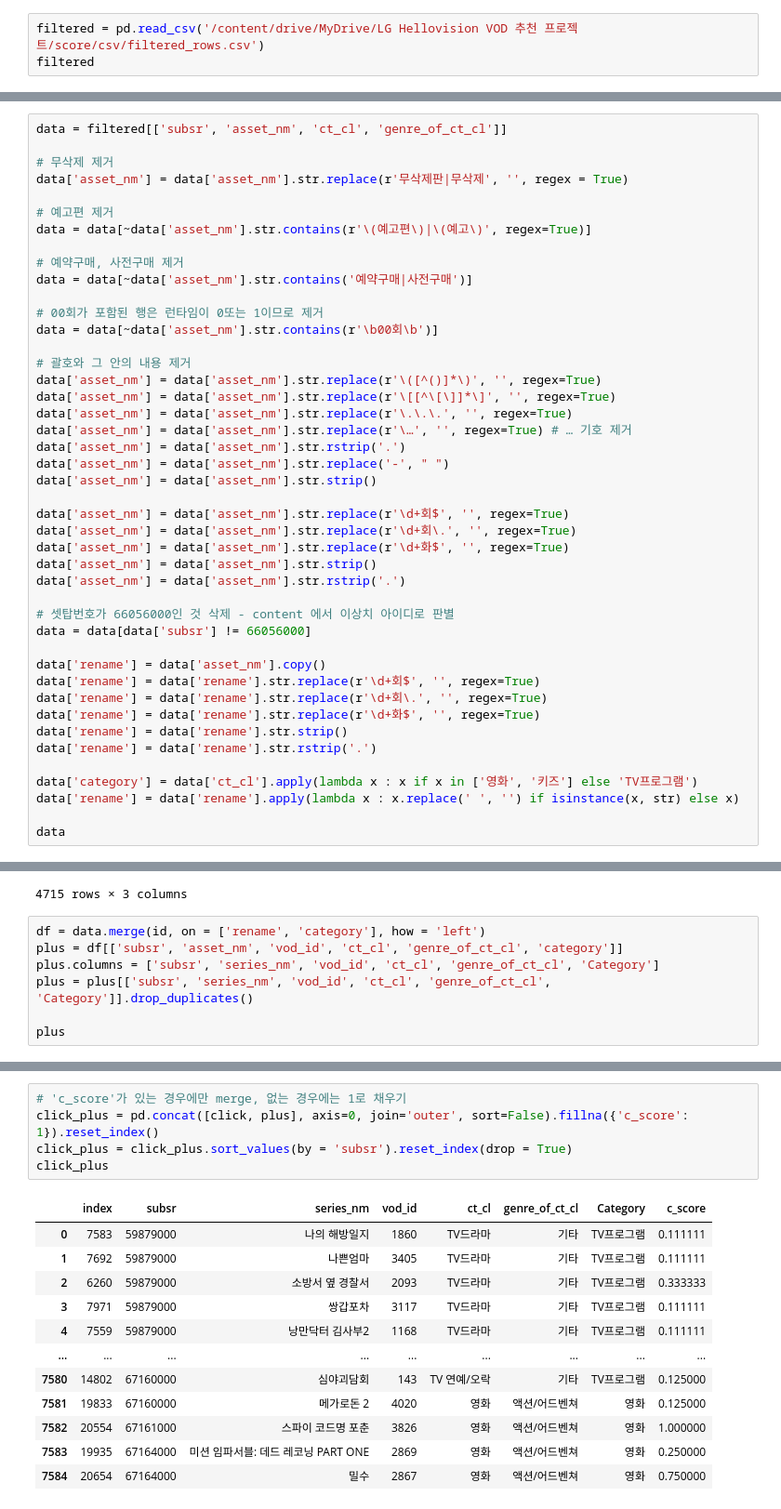
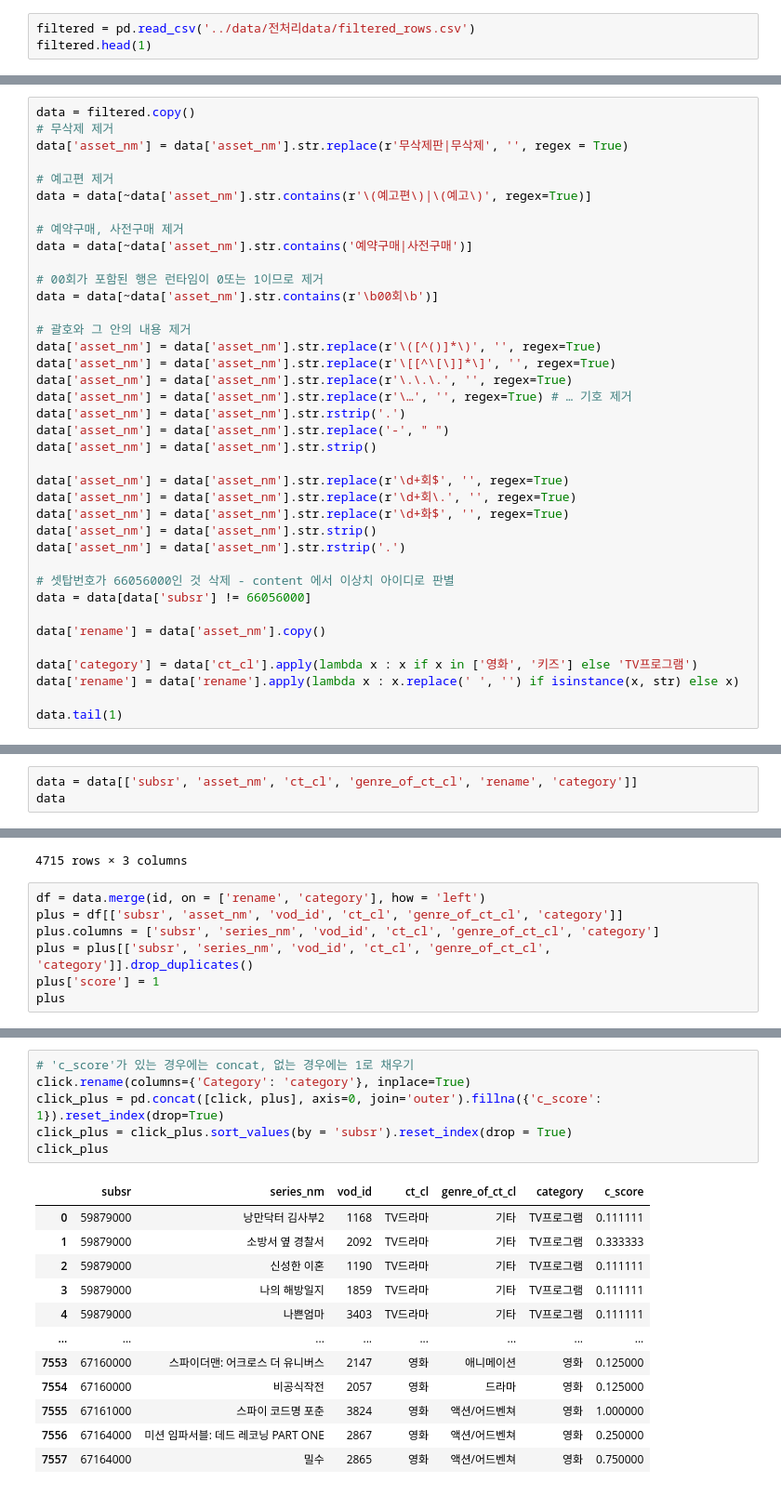
Before and after one commit to LGHV-team1/final-project, a Jupyter notebook: score/click & click_plus생성.ipynb, the cells around one changed output, grey strips where cells are left out. Shown at 93% size. Cells and saved outputs as stored; diff of their text form.

```diff
--- a/score/click & click_plus생성.ipynb
+++ b/score/click & click_plus생성.ipynb
@@ -168,8 +153,8 @@ click.to_csv('click.csv', index=False, encoding='cp949')
 # %% [markdown]
 # click_plus
 # %%
-filtered = pd.read_csv('/content/drive/MyDrive/LG Hellovision VOD 추천 프로젝트/score/csv/filtered_rows.csv')
-filtered
+filtered = pd.read_csv('../data/전처리data/filtered_rows.csv')
+filtered.head(1)
 # %% [output]
 |  | subsr | asset_nm | ct_cl | genre_of_ct_cl | use_tms | SMRY | ACTR_DISP | disp_rtm | strt_dt |
 | 0 | 66424000 | (HD)나 혼자산다 505회(23/07/28) | TV 연예/오락 | 기타 | 1452 | 네가 알던 내가 아냐 편. 무지개 회원들의 반전 가득한 하루... | 전현무,기안84,박나래,키,코드쿤스트 | 1:32 | 20230831182001 |
@@ -187,6 +161,5 @@ filtered
 # %%
-data = filtered[['subsr', 'asset_nm', 'ct_cl', 'genre_of_ct_cl']]
-
+data = filtered.copy()
 # 무삭제 제거
 data['asset_nm'] = data['asset_nm'].str.replace(r'무삭제판|무삭제', '', regex = True)
 
@@ -218,14 +191,9 @@ data['asset_nm'] = data['asset_nm'].str.rstrip('.')
 data = data[data['subsr'] != 66056000]
 
 data['rename'] = data['asset_nm'].copy()
-data['rename'] = data['rename'].str.replace(r'\d+회$', '', regex=True)
-data['rename'] = data['rename'].str.replace(r'\d+회\.', '', regex=True)
-data['rename'] = data['rename'].str.replace(r'\d+화$', '', regex=True)
-data['rename'] = data['rename'].str.strip()
-data['rename'] = data['rename'].str.rstrip('.')
 
 data['category'] = data['ct_cl'].apply(lambda x : x if x in ['영화', '키즈'] else 'TV프로그램')
 data['rename'] = data['rename'].apply(lambda x : x.replace(' ', '') if isinstance(x, str) else x)
 
-data
+data.tail(1)
 # %% [output]
@@ -249,0 +202,3 @@ See the caveats in the documentation: https://pandas.pydata.org/pandas-docs/stab
+# %%
+data = data[['subsr', 'asset_nm', 'ct_cl', 'genre_of_ct_cl', 'rename', 'category']]
+data
@@ -269,8 +238,8 @@ id
 # %%
 df = data.merge(id, on = ['rename', 'category'], how = 'left')
 plus = df[['subsr', 'asset_nm', 'vod_id', 'ct_cl', 'genre_of_ct_cl', 'category']]
-plus.columns = ['subsr', 'series_nm', 'vod_id', 'ct_cl', 'genre_of_ct_cl', 'Category']
-plus = plus[['subsr', 'series_nm', 'vod_id', 'ct_cl', 'genre_of_ct_cl', 'Category']].drop_duplicates()
-
+plus.columns = ['subsr', 'series_nm', 'vod_id', 'ct_cl', 'genre_of_ct_cl', 'category']
+plus = plus[['subsr', 'series_nm', 'vod_id', 'ct_cl', 'genre_of_ct_cl', 'category']].drop_duplicates()
+plus['score'] = 1
 plus
 # %% [output]
@@ -307,18 +261,19 @@ memory usage: 461.5+ KB
 # %%
-# 'c_score'가 있는 경우에만 merge, 없는 경우에는 1로 채우기
-click_plus = pd.concat([click, plus], axis=0, join='outer', sort=False).fillna({'c_score': 1}).reset_index()
+# 'c_score'가 있는 경우에는 concat, 없는 경우에는 1로 채우기
+click.rename(columns={'Category': 'category'}, inplace=True)
+click_plus = pd.concat([click, plus], axis=0, join='outer').fillna({'c_score': 1}).reset_index(drop=True)
 click_plus = click_plus.sort_values(by = 'subsr').reset_index(drop = True)
 click_plus
 # %% [output]
-|  | index | subsr | series_nm | vod_id | ct_cl | genre_of_ct_cl | Category | c_score |
-| 0 | 7583 | 59879000 | 나의 해방일지 | 1860 | TV드라마 | 기타 | TV프로그램 | 0.111111 |
-| 1 | 7692 | 59879000 | 나쁜엄마 | 3405 | TV드라마 | 기타 | TV프로그램 | 0.111111 |
-| 2 | 6260 | 59879000 | 소방서 옆 경찰서 | 2093 | TV드라마 | 기타 | TV프로그램 | 0.333333 |
-| 3 | 7971 | 59879000 | 쌍갑포차 | 3117 | TV드라마 | 기타 | TV프로그램 | 0.111111 |
-| 4 | 7559 | 59879000 | 낭만닥터 김사부2 | 1168 | TV드라마 | 기타 | TV프로그램 | 0.111111 |
-| ... | ... | ... | ... | ... | ... | ... | ... | ... |
-| 7580 | 14802 | 67160000 | 심야괴담회 | 143 | TV 연예/오락 | 기타 | TV프로그램 | 0.125000 |
-| 7581 | 19833 | 67160000 | 메가로돈 2 | 4020 | 영화 | 액션/어드벤쳐 | 영화 | 0.125000 |
-| 7582 | 20554 | 67161000 | 스파이 코드명 포춘 | 3826 | 영화 | 액션/어드벤쳐 | 영화 | 1.000000 |
-| 7583 | 19935 | 67164000 | 미션 임파서블: 데드 레코닝 PART ONE | 2869 | 영화 | 액션/어드벤쳐 | 영화 | 0.250000 |
-| 7584 | 20654 | 67164000 | 밀수 | 2867 | 영화 | 액션/어드벤쳐 | 영화 | 0.750000 |
+|  | subsr | series_nm | vod_id | ct_cl | genre_of_ct_cl | category | c_score |
+| 0 | 59879000 | 낭만닥터 김사부2 | 1168 | TV드라마 | 기타 | TV프로그램 | 0.111111 |
+| 1 | 59879000 | 소방서 옆 경찰서 | 2092 | TV드라마 | 기타 | TV프로그램 | 0.333333 |
+| 2 | 59879000 | 신성한 이혼 | 1190 | TV드라마 | 기타 | TV프로그램 | 0.111111 |
+| 3 | 59879000 | 나의 해방일지 | 1859 | TV드라마 | 기타 | TV프로그램 | 0.111111 |
+| 4 | 59879000 | 나쁜엄마 | 3403 | TV드라마 | 기타 | TV프로그램 | 0.111111 |
+| ... | ... | ... | ... | ... | ... | ... | ... |
+| 7553 | 67160000 | 스파이더맨: 어크로스 더 유니버스 | 2147 | 영화 | 애니메이션 | 영화 | 0.125000 |
+| 7554 | 67160000 | 비공식작전 | 2057 | 영화 | 드라마 | 영화 | 0.125000 |
+| 7555 | 67161000 | 스파이 코드명 포춘 | 3824 | 영화 | 액션/어드벤쳐 | 영화 | 1.000000 |
+| 7556 | 67164000 | 미션 임파서블: 데드 레코닝 PART ONE | 2867 | 영화 | 액션/어드벤쳐 | 영화 | 0.250000 |
+| 7557 | 67164000 | 밀수 | 2865 | 영화 | 액션/어드벤쳐 | 영화 | 0.750000 |
```
Also changed, not shown: parts of 21 cells of this notebook, 3 other files.
